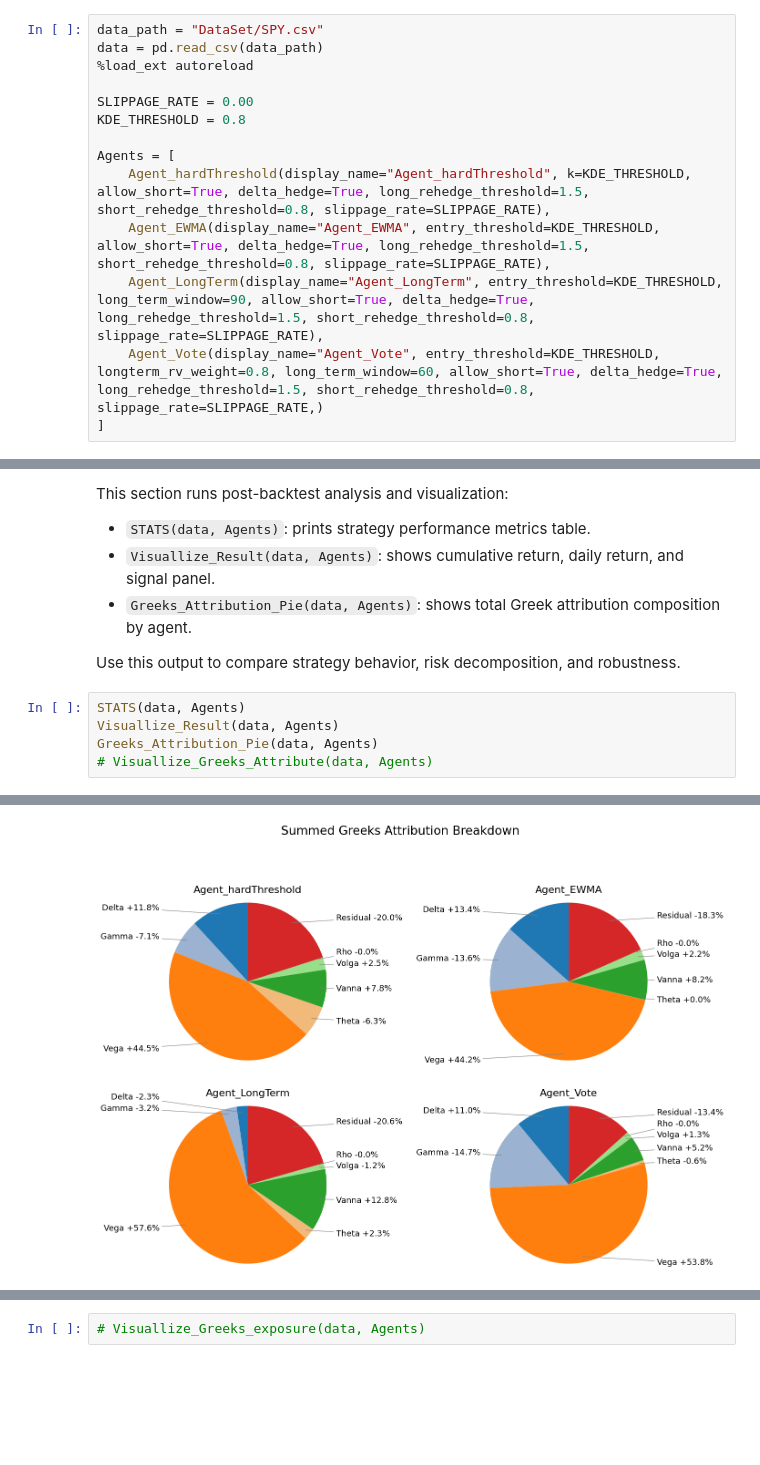
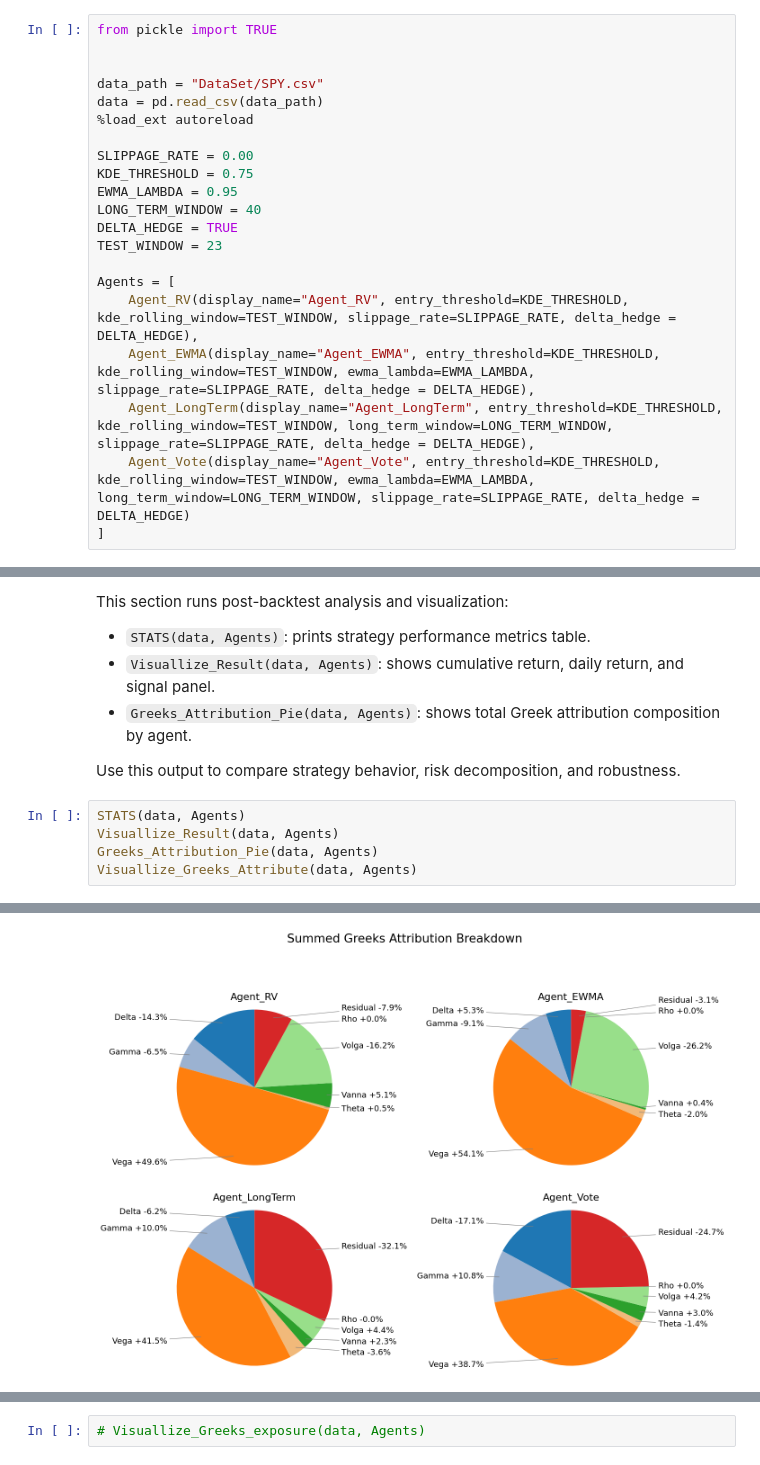
Before and after one commit to StevenYang23/Volatility-based_Quant_Strategy, a Jupyter notebook: Back_test.ipynb, the cells around one changed output, grey strips where cells are left out. Cells and saved outputs as stored; diff of their text form; blank space fills up the shorter version.

```diff
--- a/Back_test.ipynb
+++ b/Back_test.ipynb
@@ -21,18 +21,25 @@ This cell reads the selected CSV file into `data`, then creates the `Agents` lis
 
 Each strategy object is instantiated with its own parameters (thresholds, lookback settings, hedging options), so they can be run side-by-side on the same market data.
 # %%
+from pickle import TRUE
+
+
 data_path = "DataSet/SPY.csv"
 data = pd.read_csv(data_path)
 %load_ext autoreload
 
 SLIPPAGE_RATE = 0.00
-KDE_THRESHOLD = 0.8
+KDE_THRESHOLD = 0.75
+EWMA_LAMBDA = 0.95
+LONG_TERM_WINDOW = 40
+DELTA_HEDGE = TRUE
+TEST_WINDOW = 23
 
 Agents = [
-    Agent_hardThreshold(display_name="Agent_hardThreshold", k=KDE_THRESHOLD, allow_short=True, delta_hedge=True, long_rehedge_threshold=1.5, short_rehedge_threshold=0.8, slippage_rate=SLIPPAGE_RATE),
-    Agent_EWMA(display_name="Agent_EWMA", entry_threshold=KDE_THRESHOLD, allow_short=True, delta_hedge=True, long_rehedge_threshold=1.5, short_rehedge_threshold=0.8, slippage_rate=SLIPPAGE_RATE),
-    Agent_LongTerm(display_name="Agent_LongTerm", entry_threshold=KDE_THRESHOLD, long_term_window=90, allow_short=True, delta_hedge=True, long_rehedge_threshold=1.5, short_rehedge_threshold=0.8, slippage_rate=SLIPPAGE_RATE),
-    Agent_Vote(display_name="Agent_Vote", entry_threshold=KDE_THRESHOLD, longterm_rv_weight=0.8, long_term_window=60, allow_short=True, delta_hedge=True, long_rehedge_threshold=1.5, short_rehedge_threshold=0.8, slippage_rate=SLIPPAGE_RATE,)
+    Agent_RV(display_name="Agent_RV", entry_threshold=KDE_THRESHOLD, kde_rolling_window=TEST_WINDOW, slippage_rate=SLIPPAGE_RATE, delta_hedge = DELTA_HEDGE),
+    Agent_EWMA(display_name="Agent_EWMA", entry_threshold=KDE_THRESHOLD, kde_rolling_window=TEST_WINDOW, ewma_lambda=EWMA_LAMBDA, slippage_rate=SLIPPAGE_RATE, delta_hedge = DELTA_HEDGE),
+    Agent_LongTerm(display_name="Agent_LongTerm", entry_threshold=KDE_THRESHOLD, kde_rolling_window=TEST_WINDOW, long_term_window=LONG_TERM_WINDOW, slippage_rate=SLIPPAGE_RATE, delta_hedge = DELTA_HEDGE),
+    Agent_Vote(display_name="Agent_Vote", entry_threshold=KDE_THRESHOLD, kde_rolling_window=TEST_WINDOW, ewma_lambda=EWMA_LAMBDA, long_term_window=LONG_TERM_WINDOW, slippage_rate=SLIPPAGE_RATE, delta_hedge = DELTA_HEDGE)
 ]
 # %% [output]
 The autoreload extension is already loaded. To reload it, use:
@@ -61,7 +68,7 @@ Use this output to compare strategy behavior, risk decomposition, and robustness
 STATS(data, Agents)
 Visuallize_Result(data, Agents)
 Greeks_Attribution_Pie(data, Agents)
-# Visuallize_Greeks_Attribute(data, Agents)
+Visuallize_Greeks_Attribute(data, Agents)
 # %% [output]
 Strategy Statistics
 ------------------------------------------------------------------------------------------------------------------------
@@ -75 +82 @@ Agent_hardThreshold     76.92%         1.5174         1.6838         26.84%
-[figure, old version]
+[figure, new version]
```
Also changed, not shown: parts of 2 cells of this notebook, 12 other files.
